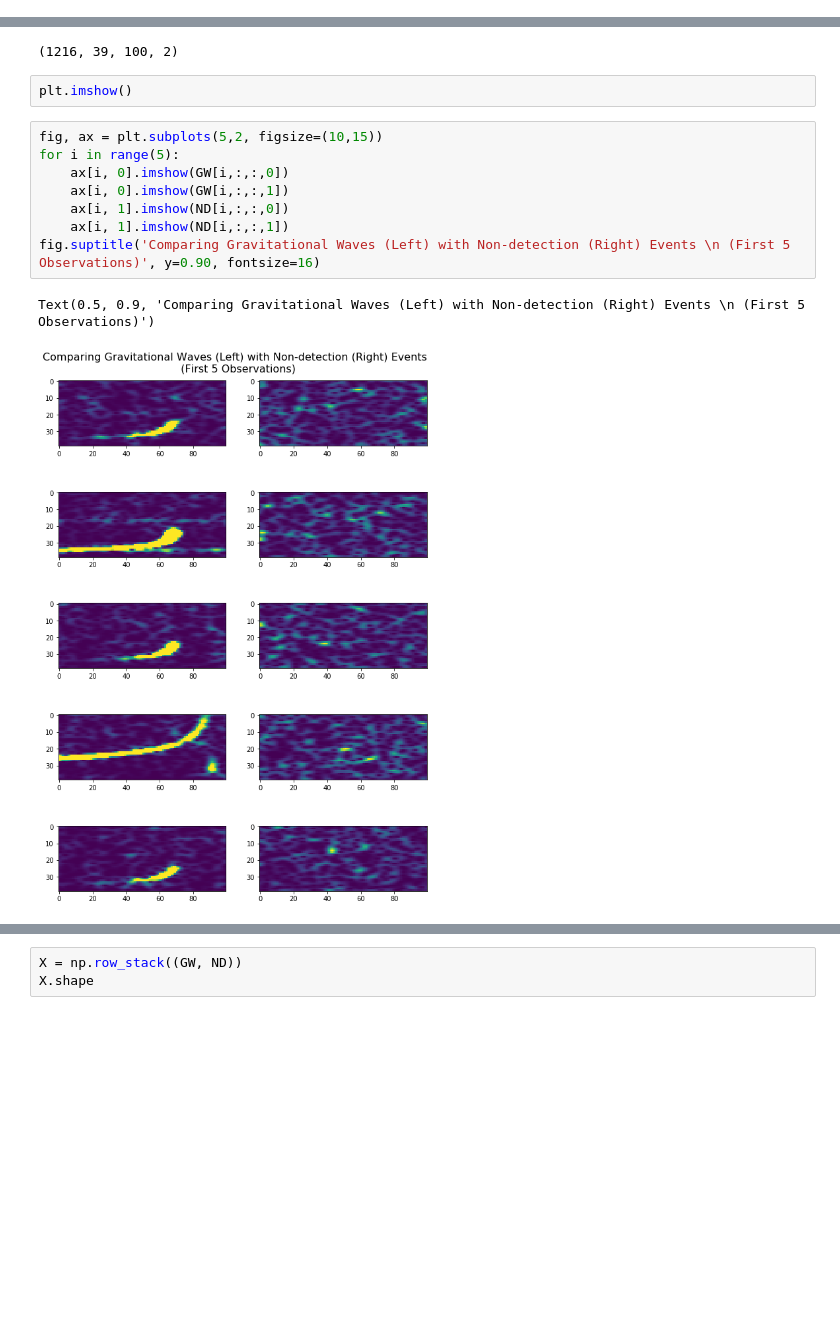
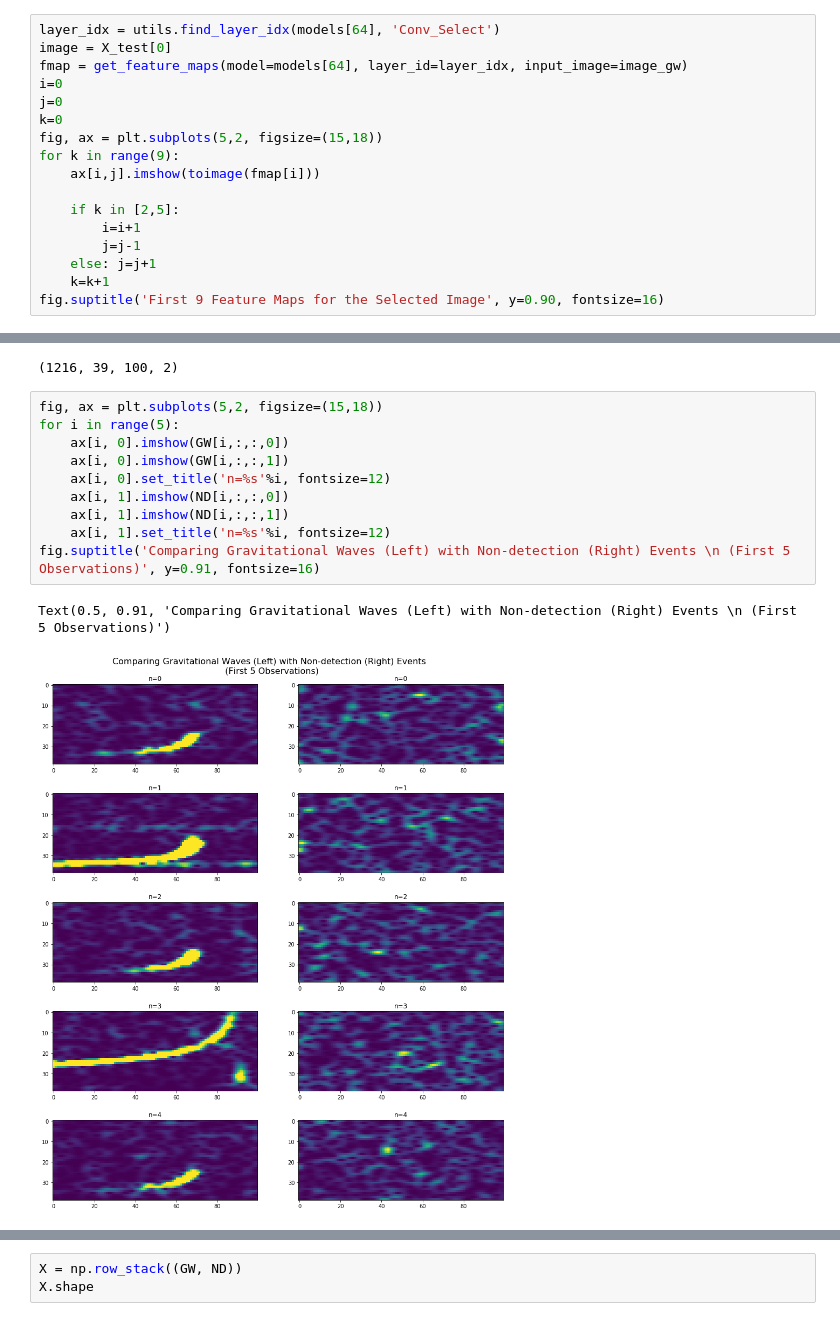
Before and after one commit to srk-apts/CS109B, a Jupyter notebook: HW/cs109b_hw3.ipynb, the cells around one changed output, grey strips where cells are left out. Drawn from its saved outputs; the diff is of its cells as text; blank space fills up the shorter version.

```diff
--- a/HW/cs109b_hw3.ipynb
+++ b/HW/cs109b_hw3.ipynb
@@ -542 +527,18 @@ Use Pillow's ``Image.fromarray`` directly instead.
+# %%
+layer_idx = utils.find_layer_idx(models[64], 'Conv_Select')
+image = X_test[0]
+fmap = get_feature_maps(model=models[64], layer_id=layer_idx, input_image=image_gw)
+i=0
+j=0
+k=0
+fig, ax = plt.subplots(5,2, figsize=(15,18))
+for k in range(9):
+    ax[i,j].imshow(toimage(fmap[i]))
+
+    if k in [2,5]:
+        i=i+1
+        j=j-1
+    else: j=j+1
+    k=k+1
+fig.suptitle('First 9 Feature Maps for the Selected Image', y=0.90, fontsize=16)
 # %% [markdown]
@@ -667,16 +670,16 @@ display(ND.shape)
 # %% [output]
 (1568, 39, 100, 2)
 (1216, 39, 100, 2)
-# %%
-plt.imshow()
 # %%
-fig, ax = plt.subplots(5,2, figsize=(10,15))
+fig, ax = plt.subplots(5,2, figsize=(15,18))
 for i in range(5):
     ax[i, 0].imshow(GW[i,:,:,0])
     ax[i, 0].imshow(GW[i,:,:,1])
+    ax[i, 0].set_title('n=%s'%i, fontsize=12)
     ax[i, 1].imshow(ND[i,:,:,0])
     ax[i, 1].imshow(ND[i,:,:,1])
-fig.suptitle('Comparing Gravitational Waves (Left) with Non-detection (Right) Events \n (First 5 Observations)', y=0.90, fontsize=16)
+    ax[i, 1].set_title('n=%s'%i, fontsize=12)
+fig.suptitle('Comparing Gravitational Waves (Left) with Non-detection (Right) Events \n (First 5 Observations)', y=0.91, fontsize=16)
 # %% [output]
-Text(0.5, 0.9, 'Comparing Gravitational Waves (Left) with Non-detection (Right) Events \n (First 5 Observations)')
+Text(0.5, 0.91, 'Comparing Gravitational Waves (Left) with Non-detection (Right) Events \n (First 5 Observations)')
-[figure, old version]
+[figure, new version]
```
Also changed, not shown: parts of 15 cells of this notebook.
